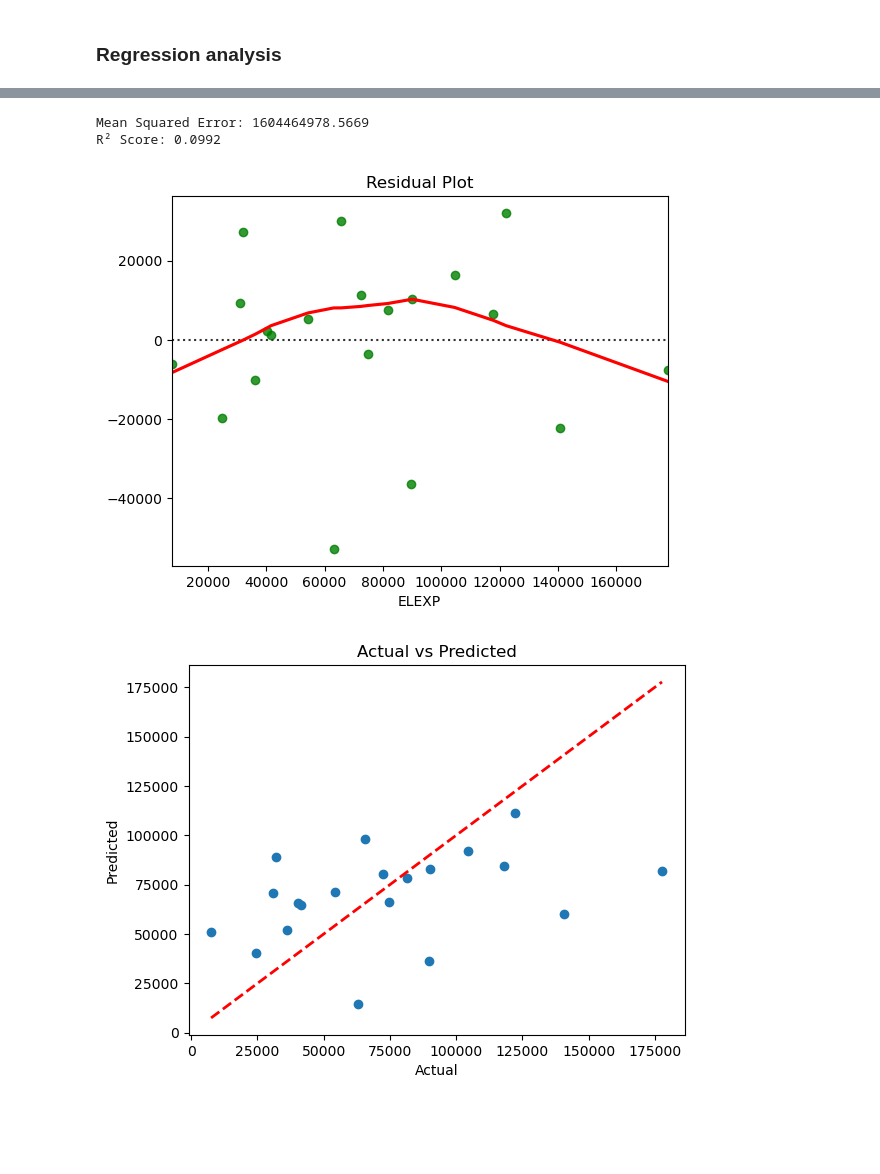
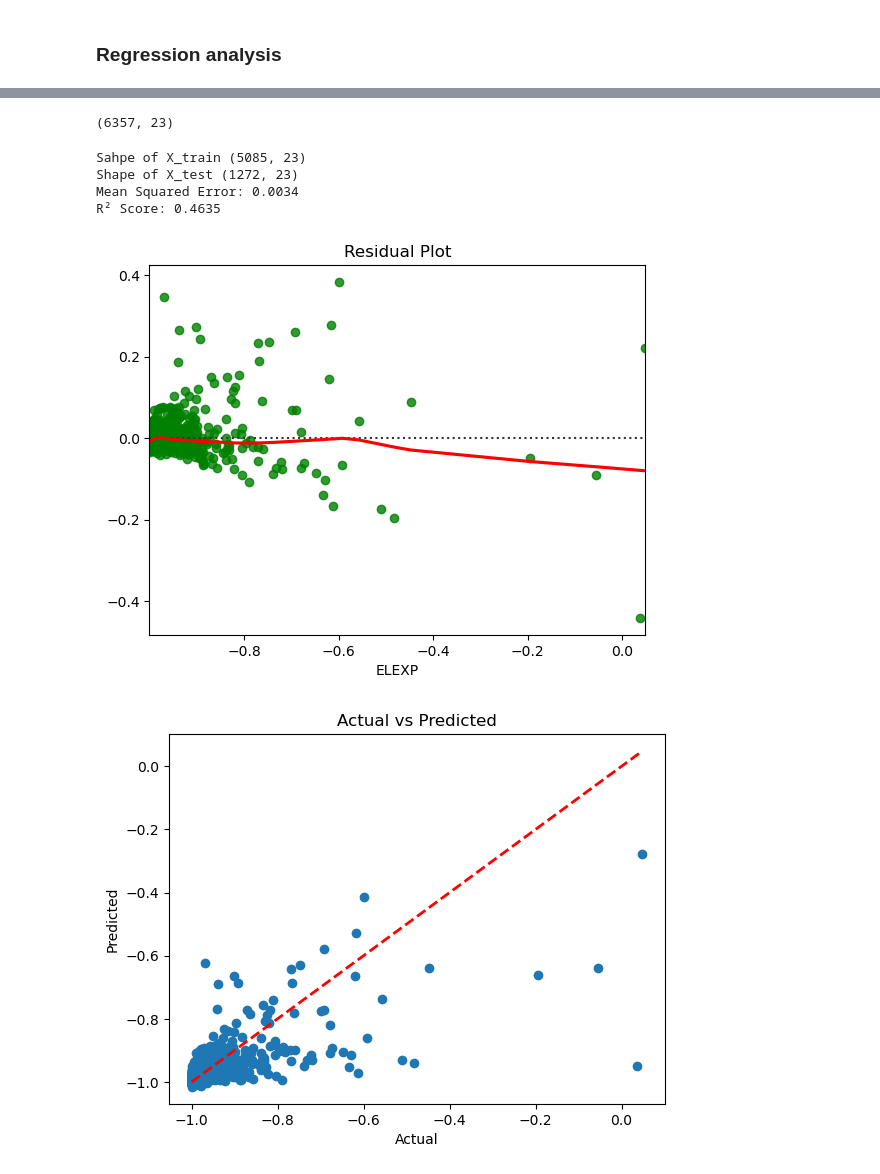
Before and after one commit to aash1999/Commercial-Buildings-Energy-Consumption-Survey, a Jupyter notebook: codes/EDAQ3_Aakash.ipynb, the cells around one changed output, grey strips where cells are left out. Cells and saved outputs as stored; diff of their text form; code cells hidden in the pictures; blank space fills up the shorter version.

```diff
--- a/codes/EDAQ3_Aakash.ipynb
+++ b/codes/EDAQ3_Aakash.ipynb
@@ -132,7 +132,7 @@ axes = axes.flatten()  # Flatten axes for easy iteration
 
 # Plot histograms
 for i, col in enumerate(cont_cols):
-    axes[i].hist(df[col].dropna(), bins=20, alpha=0.7, color='blue')  # Exclude NA values
+    axes[i].hist(df[col].dropna(), bins=40, alpha=0.7, color='blue')  # Exclude NA values
     axes[i].set_title(f'Histogram of {col}')
     axes[i].set_xlabel(col)
     axes[i].set_ylabel('Frequency')
@@ -210,5 +212,3 @@ plt.show()
-# %%
-cat_cols = ["DATACNTR", "TRNGRM", "STDNRM", "RFGSTO", "ELCOOL","GOVOWN"]
 # %%
 import seaborn as sns
 import matplotlib.pyplot as plt
@@ -306,7 +312,36 @@ H-statistic: 1.2415, P-value: 0.2652
 # cat_cols = ["DATACNTR", "TRNGRM", "STDNRM", "LGOFFDEV", "SMOFFDEV", "SERVER", "LAPTOP", "RFGSTO", "ELCOOL","GOVOWN"]
 # cont_cols = ["PCTERMN", "LAPTPN", "TABLETN","SERVERN", "LGOFFDEVN", "SMOFFDEVN", "WBOARDSN", "COOLP", "ELEXP"]
 # Replace NaN with median for all numerical columns
+df = df[cont_cols+cat_cols]
 df[cont_cols] = df[cont_cols].apply(lambda col: col.fillna(col.median()))
 
 # Replace NaN with the mode (most frequent category) for categorical columns
 df[cat_cols] = df[cat_cols].apply(lambda col: col.fillna(col.mode()[0]))
+# %%
+import pandas as pd
+
+# One-hot encode categorical columns
+df_data_prep = pd.get_dummies(df, columns=cat_cols, drop_first=True)  # drop_first=True avoids dummy variable trap
+
+# Convert all columns to integers
+df_data_prep = df_data_prep.astype(int)
+
+print("DataFrame after converting all columns to integers:")
+print(df_data_prep.info())
+
+
+
+from sklearn.preprocessing import MinMaxScaler
+
+# Select the columns you want to normalize (typically numerical columns)
+columns_to_normalize = cont_cols  # Assuming `cont_cols` contains numerical column names
+
+# Initialize MinMaxScaler with the desired feature range
+scaler = MinMaxScaler(feature_range=(-1, 1))
+
+# Normalize the selected columns
+df_data_prep[columns_to_normalize] = scaler.fit_transform(df_data_prep[columns_to_normalize])
+
+print("One-hot encoded DataFrame & Normalized DataFrame:")
+print(df_data_prep.head())
+print(df_data_prep.columns)
@@ -357,4 +407,8 @@ GOVOWN       0.020568
 dtype: float64
+# %%
+X.shape
+# %% [output]
+(6357, 23)
 # %%
 import pandas as pd
 import numpy as np
@@ -362,36 +416,41 @@ from sklearn.model_selection import train_test_split
 from sklearn.linear_model import LinearRegression
 from sklearn.metrics import mean_squared_error, r2_score
 import matplotlib.pyplot as plt
 import seaborn as sns
 
-X = df[cont_cols+cat_cols].drop(columns=[target_col])  # Features (independent variables)
-y = df[target_col]  # Target (dependent variable)
+
+X = df_data_prep.drop(columns=[target_col])  # Features (independent variables)
+y = df_data_prep[target_col]  # Target (dependent variable)
 
 X_train, X_test, y_train, y_test = train_test_split(X, y, test_size=0.2, random_state=42)
+print("Sahpe of X_train", X_train.shape)
+print("Shape of X_test", X_test.shape)
 
 model = LinearRegression()
 model.fit(X_train, y_train)
 
 y_pred = model.predict(X_test)
 
 mse = mean_squared_error(y_test, y_pred)
 r2 = r2_score(y_test, y_pred)
 
 print(f"Mean Squared Error: {mse:.4f}")
 print(f"R² Score: {r2:.4f}")
 
 sns.residplot(x=y_test, y=y_pred, lowess=True, color="g", line_kws={'color': 'red'})
 plt.title("Residual Plot")
 plt.show()
 
 plt.scatter(y_test, y_pred)
 plt.plot([min(y_test), max(y_test)], [min(y_test), max(y_test)], '--r', lw=2)
 plt.xlabel("Actual")
 plt.ylabel("Predicted")
 plt.title("Actual vs Predicted")
 plt.show()
 # %% [output]
-Mean Squared Error: 1604464978.5669
-R² Score: 0.0992
+Sahpe of X_train (5085, 23)
+Shape of X_test (1272, 23)
+Mean Squared Error: 0.0034
+R² Score: 0.4635
-[figure, old version]
+[figure, new version]
-[figure, old version]
+[figure, new version]
```
Also changed, not shown: parts of 14 cells of this notebook, 1 other file.
